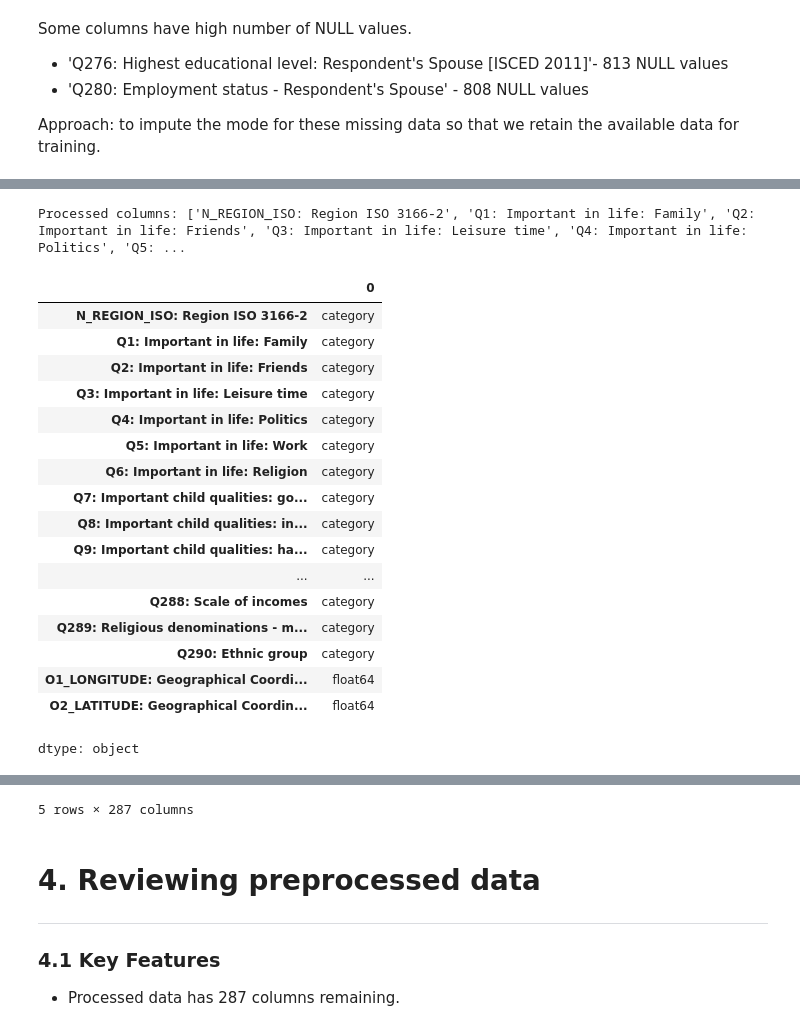
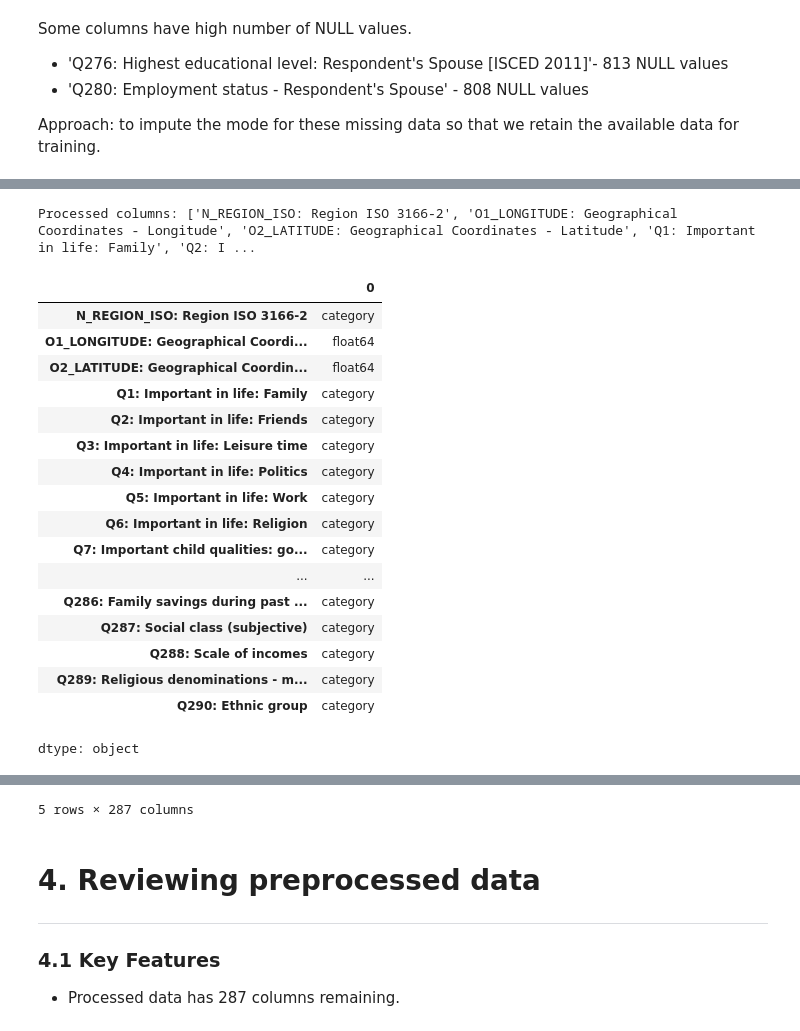
Before and after one commit to gooncaver/is5126_finalproj, a Jupyter notebook: Data/Scripts/preprocessing_ck.ipynb, the cells around one changed output, grey strips where cells are left out. Drawn from its saved outputs; the diff is of its cells as text; code cells hidden in the pictures.

```diff
--- a/Data/Scripts/preprocessing_ck.ipynb
+++ b/Data/Scripts/preprocessing_ck.ipynb
@@ -73,8 +76,8 @@ One respondent was interviewed per Primary Statistical Unit. The respondent from
 # %%
 # importing data csv files
 
-url_master_sg = 'https://raw.githubusercontent.com/ceciliak27/is5126_finalproj/refs/heads/preprocessing/Data/RawData/WVS_Cross-National_Wave_7_csv_v6_0(SGP_Only).csv'
-url_sg = 'https://raw.githubusercontent.com/ceciliak27/is5126_finalproj/refs/heads/preprocessing/Data/RawData/F00013217-WVS_Wave_7_Singapore_Excel_v5.1.csv'
+url_master_sg = 'https://raw.githubusercontent.com/gooncaver/is5126_finalproj/refs/heads/main/Data/RawData/WVS_Cross-National_Wave_7_csv_v6_0(SGP_Only).csv'
+url_sg = 'https://raw.githubusercontent.com/gooncaver/is5126_finalproj/refs/heads/main/Data/RawData/F00013217-WVS_Wave_7_Singapore_Excel_v5.1.csv'
 df = pd.read_csv(url_sg)
 
 df.head()
@@ -297,10 +297,16 @@ q_columns = [col for col in column_names if re.match(r"^Q\d+:", col)]
 
 print(f"Questionnaire columns: {q_columns}")
 
-categorical_features.extend(q_columns)
+# identify out numeric features
 
-print(f"\nCurrent no. of features retained: {len(categorical_features) + len(float_features)}")
-print(f"Current features retained: {categorical_features + float_features}")
+int_features = ['Q262: Age',]
+
+q_cat_features = [col for col in q_columns if col not in int_features]
+
+categorical_features.extend(q_cat_features)
+
+print(f"\nCurrent no. of features retained: {len(categorical_features) + len(float_features) + len(int_features)}")
+print(f"Current features retained: {categorical_features + float_features + int_features}")
 # %% [output]
 Questionnaire columns: ['Q1: Important in life: Family', 'Q2: Important in life: Friends', 'Q3: Important in life: Leisure time', 'Q4: Important in life: Politics', 'Q5: Important in life: Work', 'Q6: ...
 
@@ -330,11 +342,14 @@ We first change these data to NULL, and assess how many rows have null data.
 # %%
 # copy out relevant columns to processed_df
 
-processed_df = df[categorical_features + float_features].copy()
+from natsort import natsorted
+
+combined = natsorted(categorical_features + float_features + int_features)
+processed_df = df[combined].copy()
 
 # handle negative values as NULL
 
-for col in categorical_features:
+for col in combined:
   processed_df.loc[processed_df[col] < 0, col] = np.nan
 
 print("processed_df:")
@@ -386,5 +401,12 @@ for col in categorical_features:
     mode_val = processed_df[col].mode()[0]
     processed_df[col] = processed_df[col].fillna(mode_val)
 
+# impute mean for NULL values in int features (not needed in this case, as the int features in this particular dataset do not have NULL values)
+'''
+for col in int_features:
+    mean_val = processed_df[col].mean()
+    processed_df[col] = processed_df[col].fillna(mean_val)
+'''
+
 print("\nNumber of NULL values per feature (after imputing):")
 processed_df.isnull().sum()
@@ -391,19 +433,24 @@ processed_df.isnull().sum()
 # %%
 # process all features
 
 for col in categorical_features:
     processed_df[col] = processed_df[col].astype('category')
 
 for col in float_features:
     processed_df[col] = pd.to_numeric(processed_df[col], errors='coerce')
 
+for col in int_features:
+    processed_df[col] = pd.to_numeric(processed_df[col], errors='coerce').astype('int64')
+
 print(f"\nProcessed columns: {list(processed_df.columns)}")
 display(processed_df.dtypes)
 display(processed_df.head())
 # %% [output]
-Processed columns: ['N_REGION_ISO: Region ISO 3166-2', 'Q1: Important in life: Family', 'Q2: Important in life: Friends', 'Q3: Important in life: Leisure time', 'Q4: Important in life: Politics', 'Q5: ...
+Processed columns: ['N_REGION_ISO: Region ISO 3166-2', 'O1_LONGITUDE: Geographical Coordinates - Longitude', 'O2_LATITUDE: Geographical Coordinates - Latitude', 'Q1: Important in life: Family', 'Q2: I ...
 |  | 0 |
 | N_REGION_ISO: Region ISO 3166-2 | category |
+| O1_LONGITUDE: Geographical Coordi... | float64 |
+| O2_LATITUDE: Geographical Coordin... | float64 |
 | Q1: Important in life: Family | category |
 | Q2: Important in life: Friends | category |
 | Q3: Important in life: Leisure time | category |
@@ -411,12 +458,10 @@ Processed columns: ['N_REGION_ISO: Region ISO 3166-2', 'Q1: Important in life: F
 | Q5: Important in life: Work | category |
 | Q6: Important in life: Religion | category |
 | Q7: Important child qualities: go... | category |
-| Q8: Important child qualities: in... | category |
-| Q9: Important child qualities: ha... | category |
 | ... | ... |
+| Q286: Family savings during past ... | category |
+| Q287: Social class (subjective) | category |
 | Q288: Scale of incomes | category |
 | Q289: Religious denominations - m... | category |
 | Q290: Ethnic group | category |
-| O1_LONGITUDE: Geographical Coordi... | float64 |
-| O2_LATITUDE: Geographical Coordin... | float64 |
 dtype: object
```
Also changed, not shown: parts of 12 cells of this notebook.
